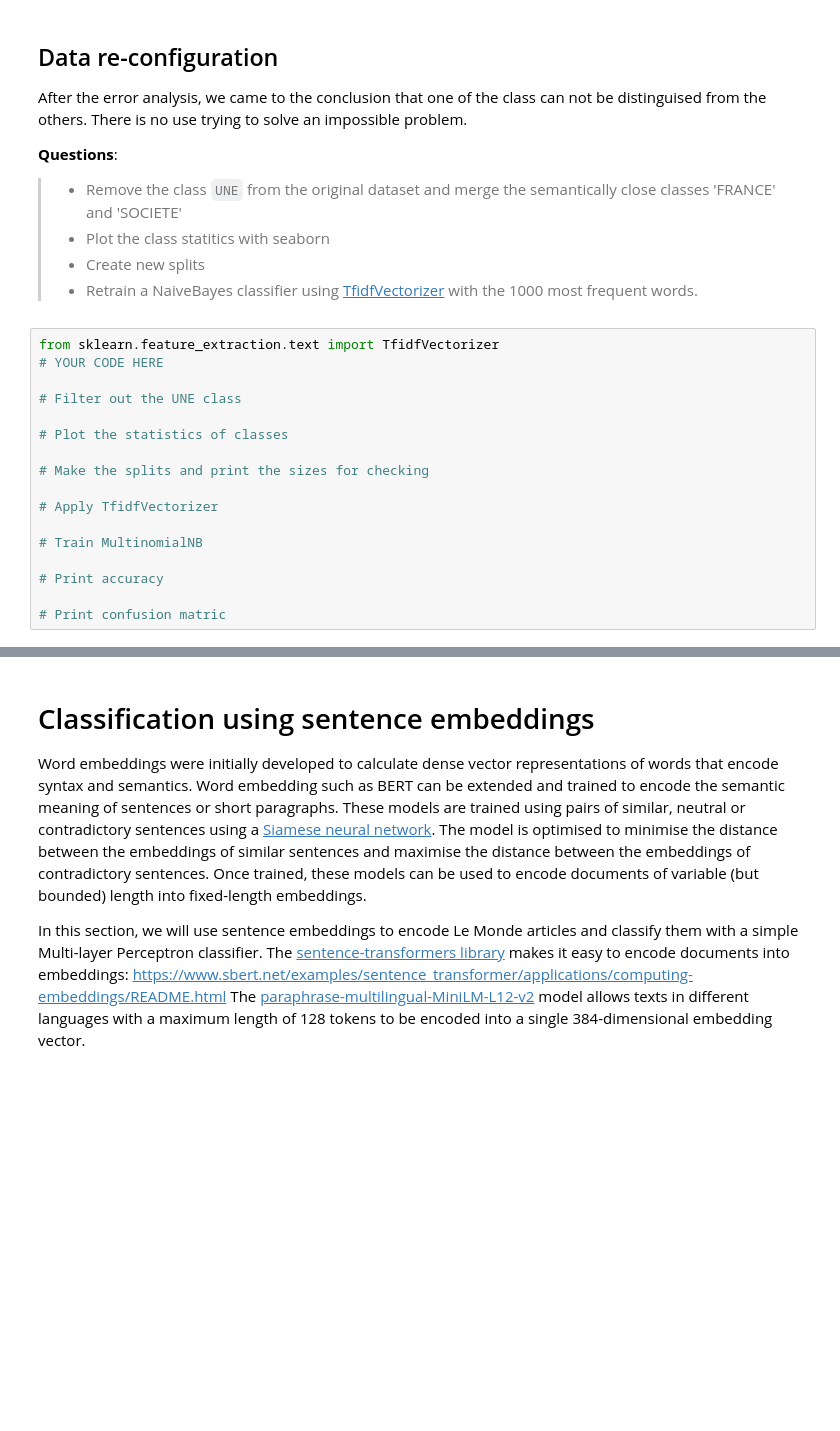
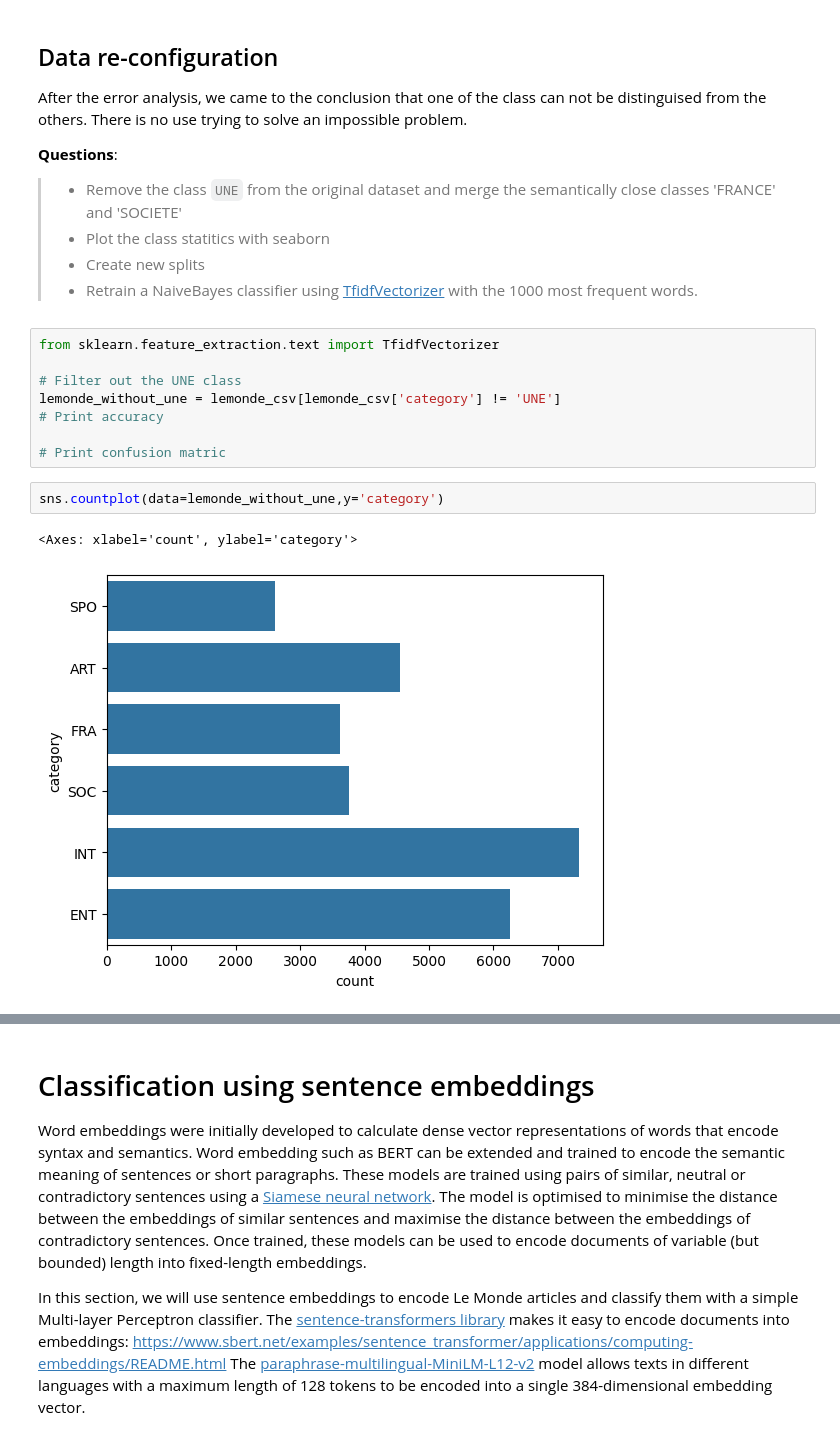
Before and after one commit to slithiaote/ENSAE2026-nlp-lab-text-classification, a Jupyter notebook: TextClassification_LeMonde.ipynb, the cells around one changed output, grey strips where cells are left out. Saved outputs shown, nothing was run; the diff lists cells and outputs as text; blank space fills up the shorter version.

```diff
--- a/TextClassification_LeMonde.ipynb
+++ b/TextClassification_LeMonde.ipynb
@@ -234,18 +281,14 @@ After the error analysis, we came to the conclusion that one of the class can no
 > * Retrain a NaiveBayes classifier using [TfidfVectorizer](https://scikit-learn.org/stable/modules/generated/sklearn.feature_extraction.text.TfidfVectorizer.html) with the 1000 most frequent words.
 # %%
 from sklearn.feature_extraction.text import TfidfVectorizer
-# YOUR CODE HERE
 
 # Filter out the UNE class
-
-# Plot the statistics of classes
-
-# Make the splits and print the sizes for checking
-
-# Apply TfidfVectorizer
-
-# Train MultinomialNB
-
+lemonde_without_une = lemonde_csv[lemonde_csv['category'] != 'UNE']
 # Print accuracy
 
 # Print confusion matric
+# %%
+sns.countplot(data=lemonde_without_une,y='category')
+# %% [output]
+<Axes: xlabel='count', ylabel='category'>
+[figure, added]
```
Also changed, not shown: parts of 27 cells of this notebook.
